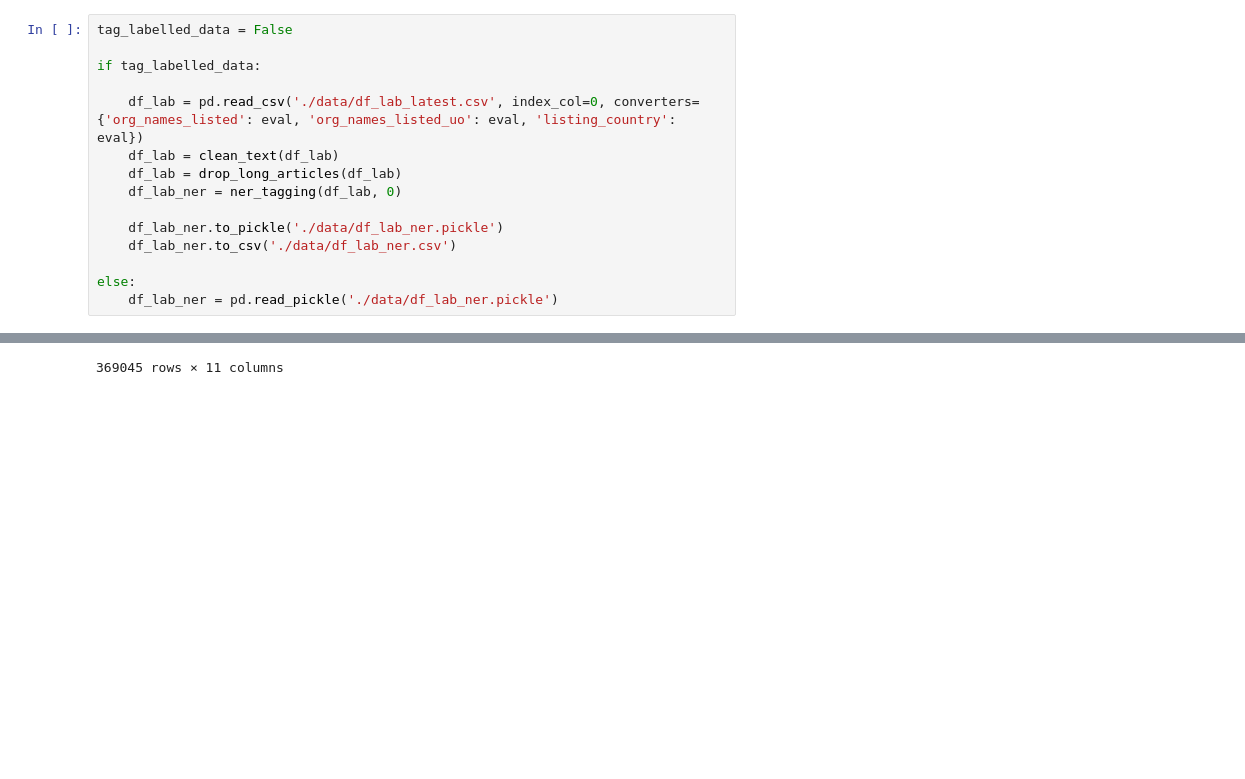
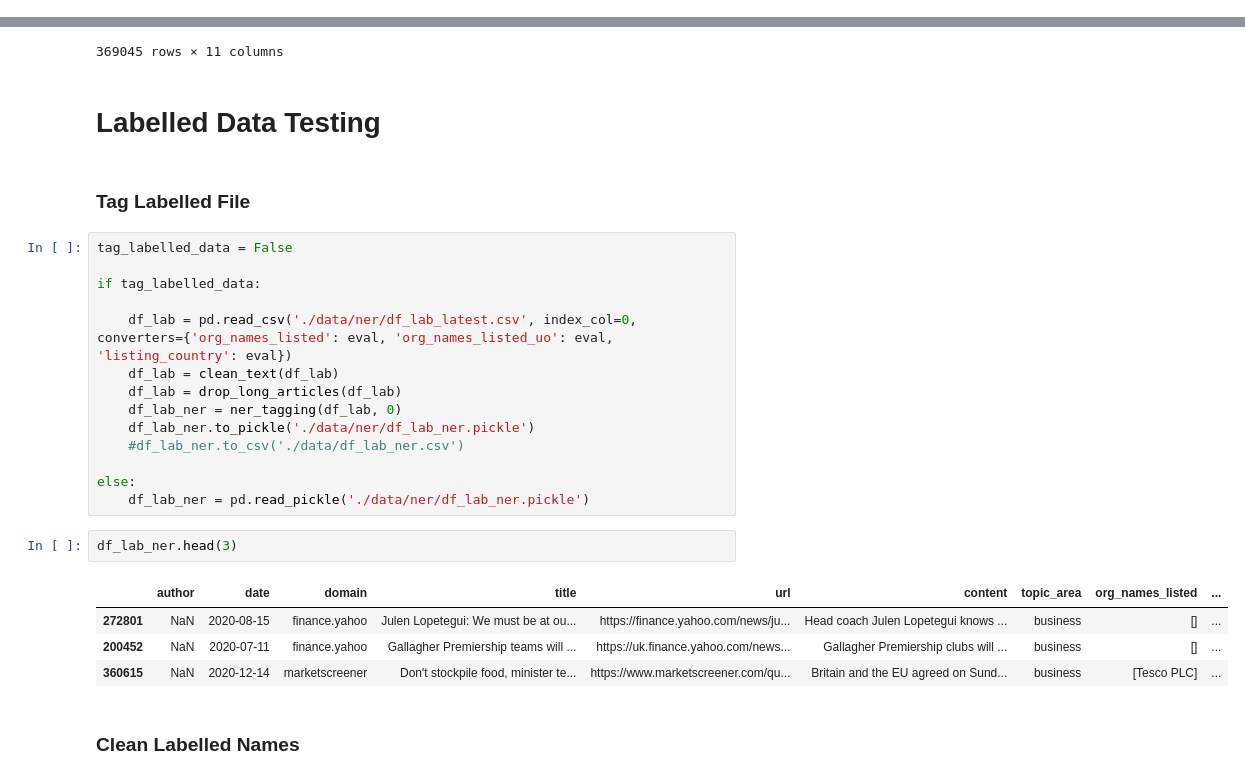
Before and after one commit to TraceyEtheridge/Thesis, a Jupyter notebook: 02_a_Company_Name_Extraction.ipynb, the cells around one changed output, grey strips where cells are left out. Cells and saved outputs as stored; diff of their text form; blank space fills up the shorter version.

```diff
--- a/02_0_Company_Name_Extraction.ipynb
+++ b/02_a_Company_Name_Extraction.ipynb
@@ -164,15 +161,0 @@ df_ner
-# %%
-tag_labelled_data = False
-
-if tag_labelled_data:
-
-    df_lab = pd.read_csv('./data/df_lab_latest.csv', index_col=0, converters={'org_names_listed': eval, 'org_names_listed_uo': eval, 'listing_country': eval})
-    df_lab = clean_text(df_lab)
-    df_lab = drop_long_articles(df_lab)
-    df_lab_ner = ner_tagging(df_lab, 0)
-
-    df_lab_ner.to_pickle('./data/df_lab_ner.pickle')
-    df_lab_ner.to_csv('./data/df_lab_ner.csv')
-
-else:
-    df_lab_ner = pd.read_pickle('./data/df_lab_ner.pickle')
@@ -784,3 +653,30 @@ df_ner_matched
 | 369045 | NaN | 2020-12-31 | marketscreener | WESTWATER RESOURCES, INC. : Entry... | https://www.marketscreener.com/qu... | Item 1.01Entry into a Material De... | business | [Energy\nCorp., Glimpses, Neutron... | [Energy\nCorp., Westwater Resourc... | ... |
 | 369046 | NaN | 2020-12-31 | marketscreener | FTSE 100 wraps up worst year sinc... | https://www.marketscreener.com/qu... | The FTSE 100 lost 1.5%, with cons... | business | [AJ Bell, British American Tobacc... | [AJ Bell, British American Tobacc... | ... |
 369045 rows × 11 columns
+# %% [markdown]
+# Labelled Data Testing
+# %% [markdown]
+### Tag Labelled File
+# %%
+tag_labelled_data = False
+
+if tag_labelled_data:
+
+    df_lab = pd.read_csv('./data/ner/df_lab_latest.csv', index_col=0, converters={'org_names_listed': eval, 'org_names_listed_uo': eval, 'listing_country': eval})
+    df_lab = clean_text(df_lab)
+    df_lab = drop_long_articles(df_lab)
+    df_lab_ner = ner_tagging(df_lab, 0)
+    df_lab_ner.to_pickle('./data/ner/df_lab_ner.pickle')
+    #df_lab_ner.to_csv('./data/df_lab_ner.csv')
+
+else:
+    df_lab_ner = pd.read_pickle('./data/ner/df_lab_ner.pickle')
+# %%
+df_lab_ner.head(3)
+# %% [output]
+|  | author | date | domain | title | url | content | topic_area | org_names_listed | ... |
+| 272801 | NaN | 2020-08-15 | finance.yahoo | Julen Lopetegui: We must be at ou... | https://finance.yahoo.com/news/ju... | Head coach Julen Lopetegui knows ... | business | [] | ... |
+| 200452 | NaN | 2020-07-11 | finance.yahoo | Gallagher Premiership teams will ... | https://uk.finance.yahoo.com/news... | Gallagher Premiership clubs will ... | business | [] | ... |
+| 360615 | NaN | 2020-12-14 | marketscreener | Don't stockpile food, minister te... | https://www.marketscreener.com/qu... | Britain and the EU agreed on Sund... | business | [Tesco PLC] | ... |
+# %% [markdown]
+### Clean Labelled Names
```
Also changed, not shown: parts of 26 cells of this notebook, 5 other files.
